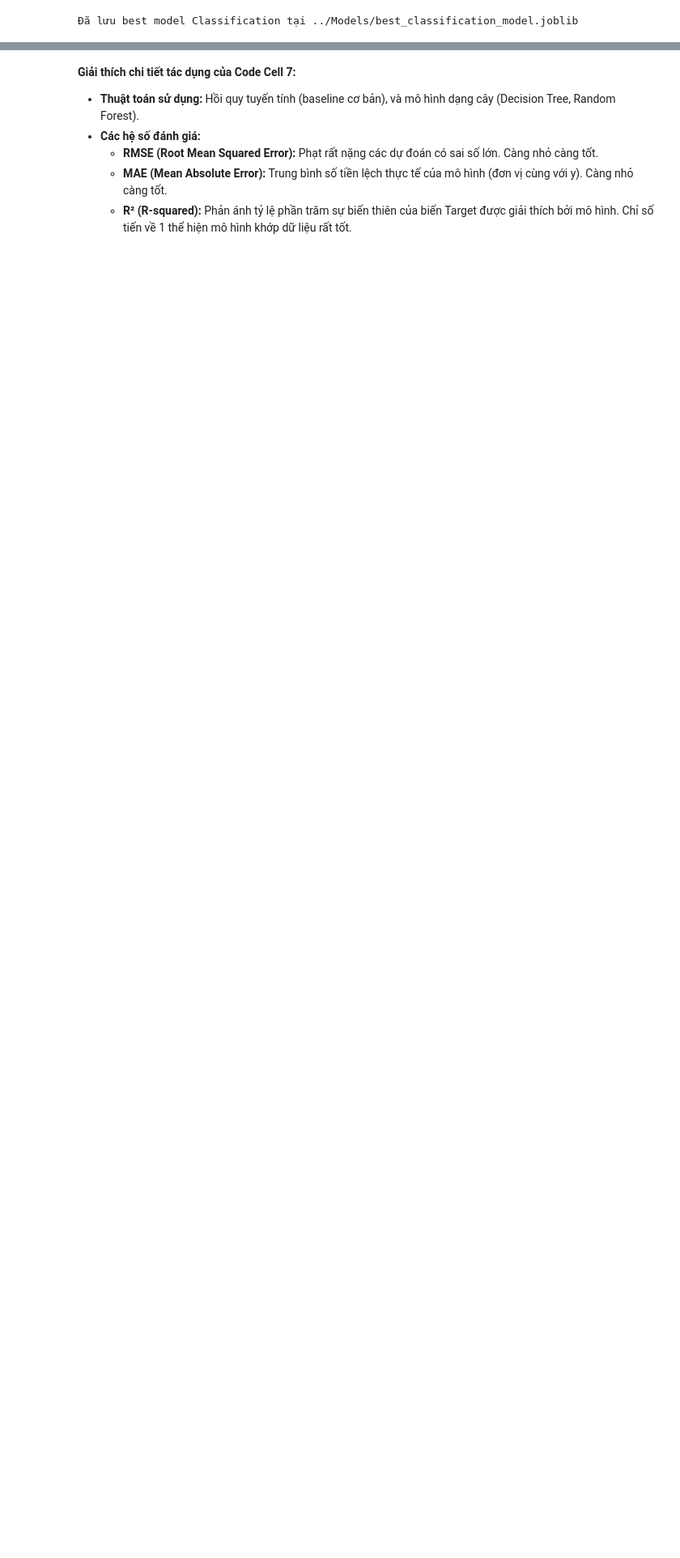
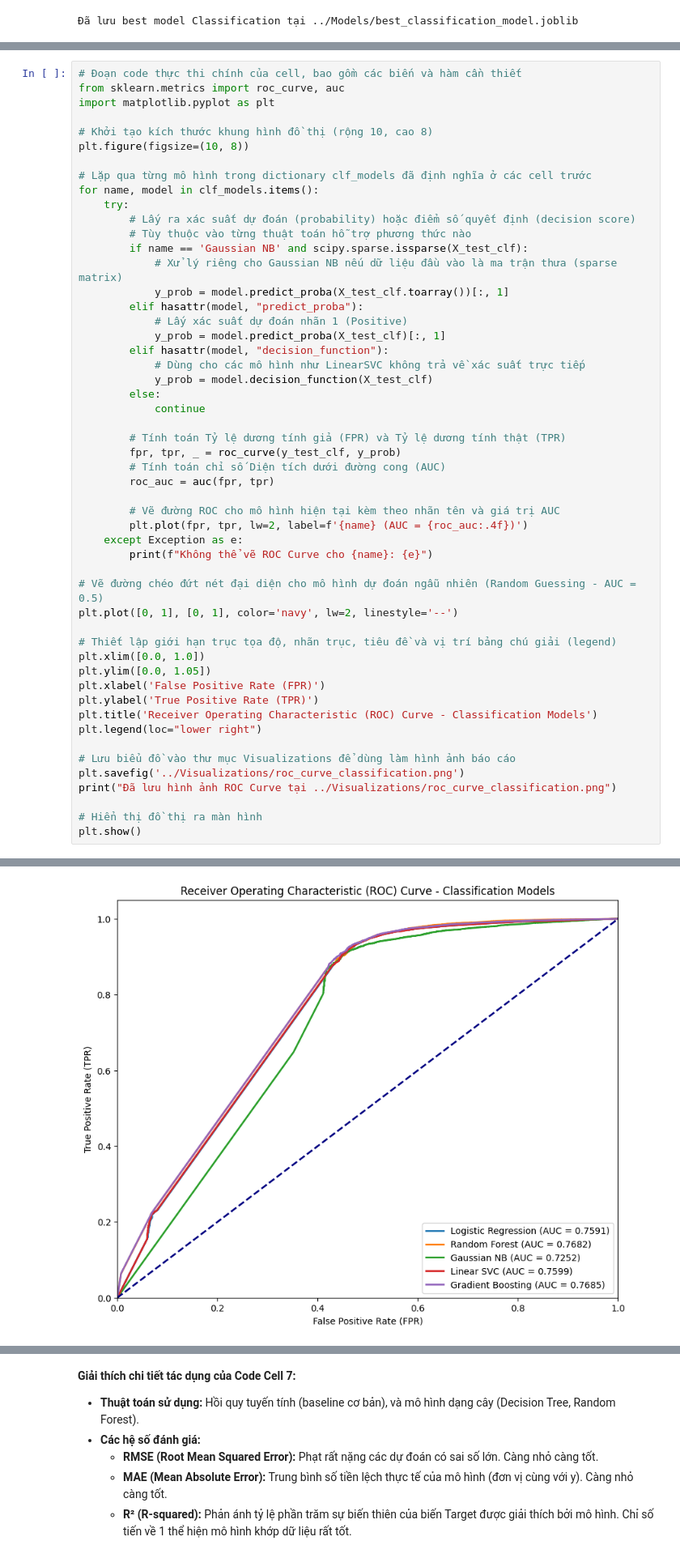
Before and after one commit to tri06052022-blip/BigData-Final-Project, a Jupyter notebook: Notebooks/Modeling_Classification_Regression.ipynb, the cells around one changed output, grey strips where cells are left out. Shown at 81% size. Drawn from its saved outputs; the diff is of its cells as text; blank space fills up the shorter version.

```diff
--- a/Notebooks/Modeling_Classification_Regression.ipynb
+++ b/Notebooks/Modeling_Classification_Regression.ipynb
@@ -227,0 +231,53 @@ Best Classification Model: Gradient Boosting
+# %%
+# Đoạn code thực thi chính của cell, bao gồm các biến và hàm cần thiết
+from sklearn.metrics import roc_curve, auc
+import matplotlib.pyplot as plt
+
+# Khởi tạo kích thước khung hình đồ thị (rộng 10, cao 8)
+plt.figure(figsize=(10, 8))
+
+# Lặp qua từng mô hình trong dictionary clf_models đã định nghĩa ở các cell trước
+for name, model in clf_models.items():
+    try:
+        # Lấy ra xác suất dự đoán (probability) hoặc điểm số quyết định (decision score)
+        # Tùy thuộc vào từng thuật toán hỗ trợ phương thức nào
+        if name == 'Gaussian NB' and scipy.sparse.issparse(X_test_clf):
+            # Xử lý riêng cho Gaussian NB nếu dữ liệu đầu vào là ma trận thưa (sparse matrix)
+            y_prob = model.predict_proba(X_test_clf.toarray())[:, 1]
+        elif hasattr(model, "predict_proba"):
+            # Lấy xác suất dự đoán nhãn 1 (Positive)
+            y_prob = model.predict_proba(X_test_clf)[:, 1]
+        elif hasattr(model, "decision_function"):
+            # Dùng cho các mô hình như LinearSVC không trả về xác suất trực tiếp
+            y_prob = model.decision_function(X_test_clf)
+        else:
+            continue
+
+        # Tính toán Tỷ lệ dương tính giả (FPR) và Tỷ lệ dương tính thật (TPR)
+        fpr, tpr, _ = roc_curve(y_test_clf, y_prob)
+        # Tính toán chỉ số Diện tích dưới đường cong (AUC)
+        roc_auc = auc(fpr, tpr)
+
+        # Vẽ đường ROC cho mô hình hiện tại kèm theo nhãn tên và giá trị AUC
+        plt.plot(fpr, tpr, lw=2, label=f'{name} (AUC = {roc_auc:.4f})')
+    except Exception as e:
+        print(f"Không thể vẽ ROC Curve cho {name}: {e}")
+
+# Vẽ đường chéo đứt nét đại diện cho mô hình dự đoán ngẫu nhiên (Random Guessing - AUC = 0.5)
+plt.plot([0, 1], [0, 1], color='navy', lw=2, linestyle='--')
+
+# Thiết lập giới hạn trục tọa độ, nhãn trục, tiêu đề và vị trí bảng chú giải (legend)
+plt.xlim([0.0, 1.0])
+plt.ylim([0.0, 1.05])
+plt.xlabel('False Positive Rate (FPR)')
+plt.ylabel('True Positive Rate (TPR)')
+plt.title('Receiver Operating Characteristic (ROC) Curve - Classification Models')
+plt.legend(loc="lower right")
+
+# Lưu biểu đồ vào thư mục Visualizations để dùng làm hình ảnh báo cáo
+plt.savefig('../Visualizations/roc_curve_classification.png')
+print("Đã lưu hình ảnh ROC Curve tại ../Visualizations/roc_curve_classification.png")
+
+# Hiển thị đồ thị ra màn hình
+plt.show()
+# %% [output]
@@ -228,3 +285,4 @@ Best Classification Model: Gradient Boosting
+[figure, added]
 # %% [markdown]
 **Giải thích chi tiết tác dụng của Code Cell 5:**
 - Lệnh `sort_values(by='AUC-ROC', ascending=False).iloc[0]` tự động đánh giá mô hình nào "chiến thắng" dựa trên chỉ số cốt lõi mà không cần code cứng (hard-code) tên mô hình.
```
Also changed, not shown: parts of 10 cells of this notebook, 1 other file.
